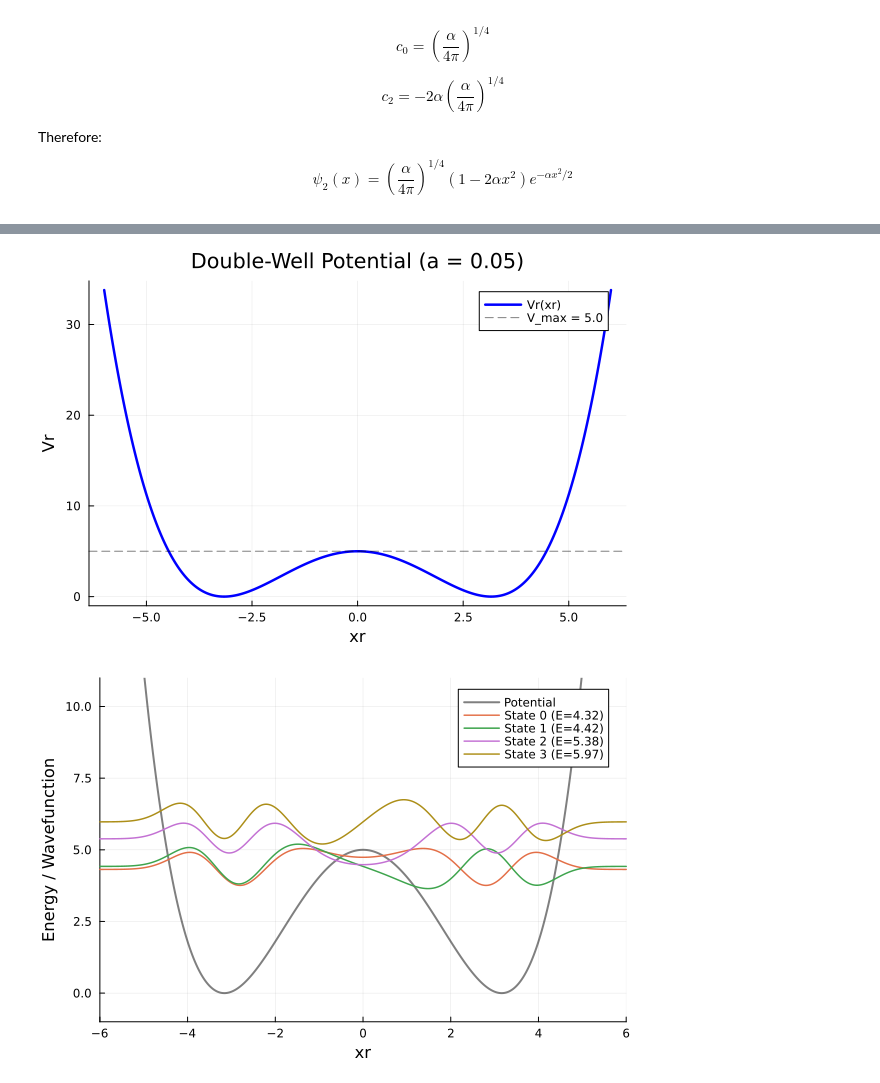
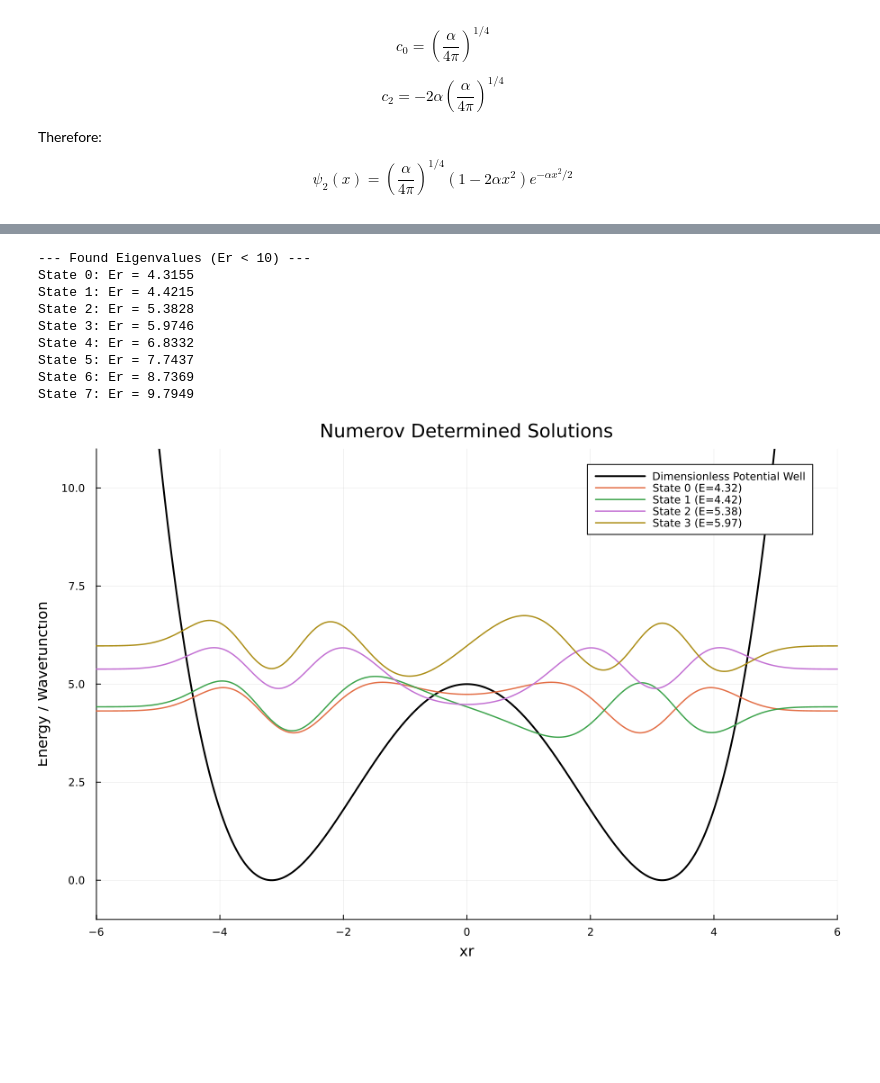
Before and after one commit to SGA68/CHEM5581-Intro-Quantum-Chemistry, a Jupyter notebook: Homework/S.Arnold - HW4 - Numerov - CHEM 5581.ipynb, the cells around one changed output, grey strips where cells are left out. Cells and saved outputs as stored; diff of their text form; code cells hidden in the pictures; blank space fills up the shorter version.

```diff
--- a/Homework/S.Arnold - HW4 - Numerov - CHEM 5581.ipynb
+++ b/Homework/S.Arnold - HW4 - Numerov - CHEM 5581.ipynb
@@ -63,40 +133,17 @@ $$\psi_2(x) = \left(\frac{\alpha}{4\pi} \right)^{1/4} ( 1 - 2 \alpha  x^2)e^{-\a
 # %%
-using Plots
-
-# 1. Define the dimensionless potential
-const a = 0.05
-V_r(x_r) = 1 / (4*a) - x_r^2 + a * x_r^4
-
-# --- Part c: Plotting the Potential ---
-x_vals = range(-6.0, 6.0, length=400)
-p1 = plot(
-    x_vals,
-    V_r.(x_vals),
-    label="Vr(xr)",
-    linewidth=2.5,
-    color=:blue,
-    title="Double-Well Potential (a = 0.05)",
-    xlabel="xr",
-    ylabel="Vr"
-)
-hline!([5.0], line=(:dash, :black, 0.5), label="V_max = 5.0")
-display(p1)
-
-# --- Part d: Numerov Integration Setup ---
-# We set up a grid from -x_max to +x_max
 const x_max = 6.5
 const N = 2000
 const dx = (2 * x_max) / N
 const x = collect(range(-x_max, x_max, length=N+1))
 
-# Numerov step function
+# Numerov
 function numerov_integrate(E)
     psi = zeros(N+1)
-    # Boundary conditions at the far left edge
+
     psi[1] = 0.0
     psi[2] = 1e-6 # Small seed value
 
-    # Precompute k^2 term: 2*(E - V)
+
     k2 = 2.0 .* (E .- V_r.(x))
     fac = (dx^2) / 12.0
 
@@ -109,20 +156,20 @@ function numerov_integrate(E)
     return psi
 end
 
-# Find the final boundary value mismatch at +x_max to evaluate eigenvalues
-function boundary_mismatch(E)
+# Finds the final boundary value
+function boundary_value(E)
     psi = numerov_integrate(E)
     return psi[end]
 end
 
-# Simple secant-method root finder to locate accurate energy states
+
 function find_eigenvalue(E_guess, dE=0.01; max_iter=20)
     E0 = E_guess
     E1 = E_guess + dE
-    f0 = boundary_mismatch(E0)
+    f0 = boundary_value(E0)
 
     for _ in 1:max_iter
-        f1 = boundary_mismatch(E1)
+        f1 = boundary_value(E1)
         if abs(f1 - f0) < 1e-12 break end
         E_next = E1 - f1 * (E1 - E0) / (f1 - f0)
         E0, E1 = E1, E_next
@@ -131,14 +178,13 @@ function find_eigenvalue(E_guess, dE=0.01; max_iter=20)
     return E1
 end
 
-# Scan energy range from E=0 to E=10 to find where mismatch flips signs
+# Energy scan to max energy of 10
 E_range = range(0.0, 10.0, length=400)
-mismatches = [boundary_mismatch(E) for E in E_range]
+boundary_values = [boundary_value(E) for E in E_range]
 
 eigenvalues = Float64[]
 for i in 1:(length(E_range)-1)
-    # Check for sign change indicating a zero-crossing root
-    if mismatches[i] * mismatches[i+1] < 0
+    if boundary_values[i] * boundary_values[i+1] < 0        # Determines if the sign changes and a zero crossing has occurred
         E_guess = (E_range[i] + E_range[i+1]) / 2.0
         E_exact = find_eigenvalue(E_guess)
         if isempty(eigenvalues) || abs(eigenvalues[end] - E_exact) > 1e-4
@@ -146,43 +192,47 @@ for i in 1:(length(E_range)-1)
         end
     end
 end
 
-# Print the discovered energy levels
 println("--- Found Eigenvalues (Er < 10) ---")
 for (idx, E) in enumerate(eigenvalues)
     println("State $(idx-1): Er = ", round(E, digits=4))
 end
 
-# --- Plot the lowest Wavefunctions ---
 p2 = plot(
     x_vals,
     V_r.(x_vals),
-    label="Potential",
-    color=:black,
-    alpha=0.5,
-    linewidth=2,
+    label="Dimensionless Potential Well",
+    title="Numerov Determined Solutions",
     xlims=(-6, 6),
     ylims=(-1, 11),
     xlabel="xr",
-    ylabel="Energy / Wavefunction"
+    ylabel="Energy / Wavefunction",
+    linewidth=2,
+    color=:black,
 )
 
-# Plot each valid state scaled visually to its baseline energy position
+
 for (idx, E) in enumerate(eigenvalues[1:min(4, length(eigenvalues))])
     psi = numerov_integrate(E)
-    # Normalize the wave function
     norm_factor = sqrt(sum(psi.^2) * dx)
     psi_norm = psi ./ norm_factor
 
-    # Offset by baseline energy E for visual display clarity
     plot!(
         x,
         E .+ 1.5 .* psi_norm,
         label="State $(idx-1) (E=$(round(E, digits=2)))",
         linewidth=1.5
     )
 end
-display(p2)
+current()
 # %% [output]
+--- Found Eigenvalues (Er < 10) ---
+State 0: Er = 4.3155
+State 1: Er = 4.4215
+State 2: Er = 5.3828
+State 3: Er = 5.9746
+State 4: Er = 6.8332
+State 5: Er = 7.7437
+State 6: Er = 8.7369
+State 7: Er = 9.7949
-[figure, old version]
+[figure, new version]
-[figure, removed]
```
Also changed, not shown: parts of 6 cells of this notebook.
